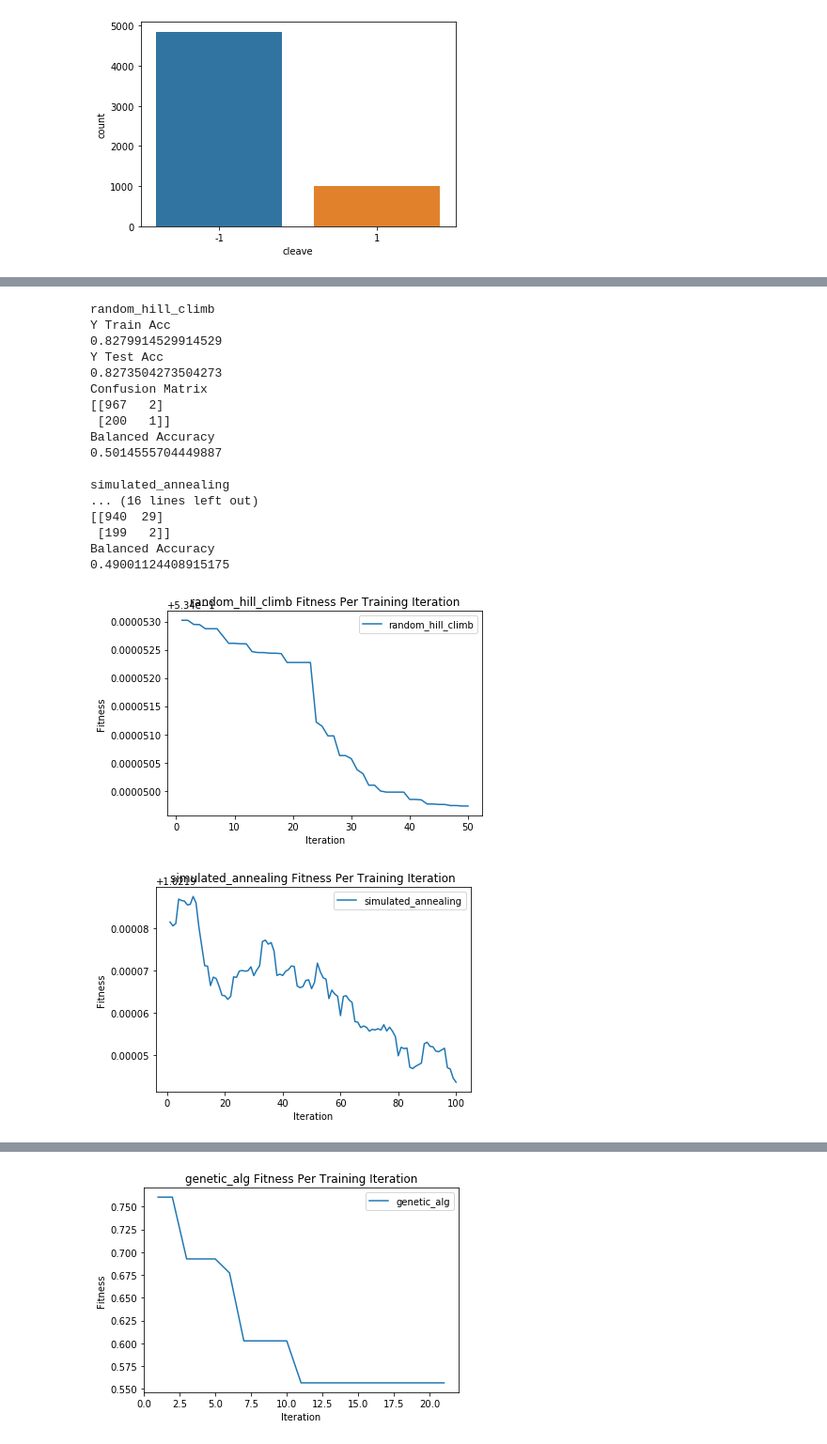
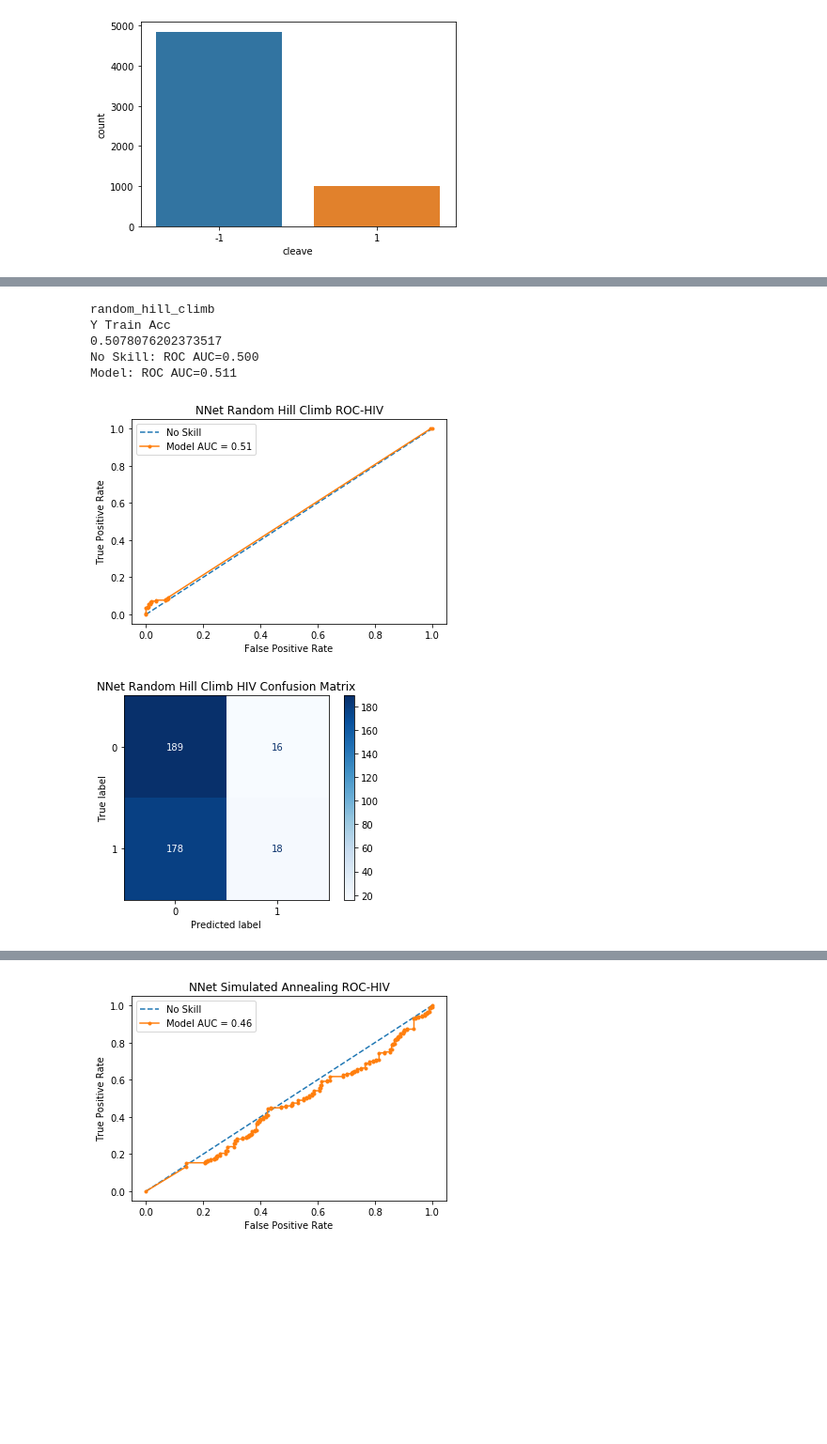
Before and after one commit to pparr/ml-randomized-optimization, a Jupyter notebook: notebooks/NNet-weights.ipynb, the cells around one changed output, grey strips where cells are left out. Shown: that part at 94% size. Saved outputs shown, nothing was run; the diff lists cells and outputs as text; code cells hidden in the pictures; blank space fills up the shorter version.

Commit message:
updating gridsearch and adding more stats for trained nnets

```diff
--- a/notebooks/NNet-weights.ipynb
+++ b/notebooks/NNet-weights.ipynb
@@ -60,5 +51,6 @@ x_test = scaling.transform(x_test)
 # %%
-# frozen parameters from optimized neural network:
+# HILLCLIMB HPARAM
+# frozen parameters from optimized backprop scikit neural network (not all available in mlrose):
 '''
 {'activation': 'relu','alpha': 0.001,'batch_size': 'auto','beta_1': 0.9,'beta_2': 0.999,'early_stopping': True,'epsilon': 1e-08,
  'hidden_layer_sizes': (5, 5, 5, 5),'learning_rate': 'constant', 'learning_rate_init': 0.001,'max_fun': 15000,'max_iter': 200,
@@ -79,7 +71,7 @@ parameters = {'max_iters': [100, 200, 300],
 acc_scorer = make_scorer(accuracy_score)
 
 # Run the grid search
-grid_obj = GridSearchCV(clf_rhc, parameters, scoring=acc_scorer, cv=5, n_jobs=4)
+grid_obj = GridSearchCV(clf_rhc, parameters, scoring=acc_scorer, cv=5, n_jobs=8)
 grid_obj = grid_obj.fit(x_train, y_train)
 
 # Set the clf to the best combination of parameters
@@ -94,5 +104,6 @@ NeuralNetwork(early_stopping=True, hidden_nodes=[5, 5, 5, 5],
 # %%
-# frozen parameters from optimized neural network:
+# SIMANNEAL HPARAM
+# frozen parameters from optimized backprop scikit neural network (not all available in mlrose):
 '''
 {'activation': 'relu','alpha': 0.001,'batch_size': 'auto','beta_1': 0.9,'beta_2': 0.999,'early_stopping': True,'epsilon': 1e-08,
  'hidden_layer_sizes': (5, 5, 5, 5),'learning_rate': 'constant', 'learning_rate_init': 0.001,'max_fun': 15000,'max_iter': 200,
@@ -113,7 +124,7 @@ parameters = {'max_iters': [100, 200, 300],
 acc_scorer = make_scorer(accuracy_score)
 
 # Run the grid search
-grid_obj = GridSearchCV(clf_sa, parameters, scoring=acc_scorer, cv=5, n_jobs=4)
+grid_obj = GridSearchCV(clf_sa, parameters, scoring=acc_scorer, cv=5, n_jobs=8)
 grid_obj = grid_obj.fit(x_train, y_train)
 
 # Set the clf to the best combination of parameters
@@ -129,4 +158,6 @@ NeuralNetwork(algorithm='simulated_annealing', early_stopping=True,
 # %%
+# GENETIC ALGO HPARAM
+# frozen parameters from optimized backprop scikit neural network (not all available in mlrose):
 '''
 {'activation': 'relu','alpha': 0.001,'batch_size': 'auto','beta_1': 0.9,'beta_2': 0.999,'early_stopping': True,'epsilon': 1e-08,
  'hidden_layer_sizes': (5, 5, 5, 5),'learning_rate': 'constant', 'learning_rate_init': 0.001,'max_fun': 15000,'max_iter': 200,
@@ -148,7 +179,7 @@ parameters = {'max_iters': [100, 200, 300],
 acc_scorer = make_scorer(accuracy_score)
 
 # Run the grid search
-grid_obj = GridSearchCV(clf_ga, parameters, scoring=acc_scorer, cv=5, n_jobs=4)
+grid_obj = GridSearchCV(clf_ga, parameters, scoring=acc_scorer, cv=5, n_jobs=8)
 grid_obj = grid_obj.fit(x_train, y_train)
 
 # Set the clf to the best combination of parameters
@@ -164,11 +214,14 @@ NeuralNetwork(algorithm='genetic_alg', early_stopping=True,
 # optimizations from GridSearchCV
 algos = {
     'random_hill_climb':
-    {'max_attempts': 20, 'max_iters': 50, 'mutation_prob': .1, 'pop_size': 200, 'restarts': 3},
+    {'max_attempts': 10, 'max_iters': 300, 'mutation_prob': 0.1, 'pop_size': 200, 'restarts': 2, 'learning_rate': 0.1,
+    'clip_max': 10000000000.0, 'schedule': mlrose.GeomDecay(init_temp=1.0, decay=0.99, min_temp=0.001)},
     'simulated_annealing':
-    {'max_attempts': 20, 'max_iters': 100, 'mutation_prob': .1, 'pop_size': 200, 'restarts': 0},
+    {'max_attempts': 20, 'max_iters': 200, 'mutation_prob': 0.1, 'pop_size': 200, 'restarts': 0, 'learning_rate': 0.001,
+    'clip_max': 10000000000.0, 'schedule': mlrose.GeomDecay(init_temp=1.0, decay=0.99, min_temp=0.001)},
     'genetic_alg':
-    {'max_attempts': 10, 'max_iters': 300, 'mutation_prob': .3, 'pop_size': 50, 'restarts': 0}}
+    {'max_attempts': 40, 'max_iters': 300, 'mutation_prob': .1, 'pop_size': 200, 'restarts': 0,  'learning_rate': 0.1,
+    'clip_max': 10000000000.0, 'schedule': mlrose.GeomDecay(init_temp=1.0, decay=0.99, min_temp=0.001)}}
 
 results = {'random_hill_climb':
            {'time': None, 'weights': None, 'loss': None, 'pred_probs': None, 'fitness_curve': None},
@@ -180,11 +233,11 @@ results = {'random_hill_climb':
 for key, value in algos.items():
     start = timeit.default_timer()
     nn = mlrose.NeuralNetwork(
-        hidden_nodes = [5, 5, 5, 5], activation = 'relu', curve=True,algorithm=key,
-        max_iters=value['max_iters'], restarts=value['restarts'],bias=True,
-        is_classifier=True, learning_rate=0.00001,pop_size=value['pop_size'],
-        early_stopping=True, clip_max=5, max_attempts=value['max_attempts'],
-        mutation_prob=value['mutation_prob'], random_state=0)
+        hidden_nodes = [5, 5, 5, 5], activation = 'relu', curve=True, algorithm=key,
+        max_iters=value['max_iters'], restarts=value['restarts'], bias=True,
+        is_classifier=True, learning_rate=value['learning_rate'], pop_size=value['pop_size'],
+        early_stopping=True, clip_max=value['clip_max'], max_attempts=value['max_attempts'],
+        mutation_prob=value['mutation_prob'], schedule=value['schedule'], random_state=0)
     nn.fit(x_train, y_train)
     end = timeit.default_timer() - start
     results[key]['time'] = end
@@ -193,50 +246,49 @@ for key, value in algos.items():
     results[key]['loss'] = nn.loss
     results[key]['pred_probs'] = nn.predicted_probs
     results[key]['fitness_curve'] = nn.fitness_curve
 
     # Predict labels for train set and assess accuracy
     y_train_pred = nn.predict(x_train)
-
     y_train_accuracy = accuracy_score(y_train, y_train_pred)
     print(key)
     print("Y Train Acc")
     print(y_train_accuracy)
 
 
     # Predict labels for test set and assess accuracy
     y_test_pred = nn.predict(x_test)
 
+    # ROC
+    plot_roc(nn, x_test, y_test, y_test_pred, 'NNet ' + key.replace('_', ' ').title() + ' ROC-HIV')
+
+    # https://scikit-learn.org/stable/auto_examples/model_selection/plot_confusion_matrix.html
+    cm = plot_confusion_matrix(nn, x_test, y_test,
+                                 display_labels=['0', '1'],
+                                 cmap=plt.cm.Blues,
+                                 normalize=None)
+    cm.ax_.set_title('NNet ' + key.replace('_', ' ').title() + ' HIV Confusion Matrix')
+    plt.savefig('../images/cm_NNet_' + key + '_HIV.png')
+    plt.show()
+
     y_test_accuracy = accuracy_score(y_test, y_test_pred)
     print("Y Test Acc")
     print(y_test_accuracy)
 
     # for unbalanced data
     print('Confusion Matrix')
-    print(confusion_matrix(y_test.argmax(axis=1), y_test_pred.argmax(axis=1)))
+    print(confusion_matrix(y_test, y_test_pred))
     print('Balanced Accuracy')
-    print(balanced_accuracy_score(y_test.argmax(axis=1), y_test_pred.argmax(axis=1)))
+    print(balanced_accuracy_score(y_test, y_test_pred))
 
     print()
 
 results = pd.DataFrame(results)
 plot_results(results)
 # %% [output]
 random_hill_climb
 Y Train Acc
-0.8279914529914529
-Y Test Acc
-0.8273504273504273
-Confusion Matrix
-[[967   2]
- [200   1]]
-Balanced Accuracy
-0.5014555704449887
-
-simulated_annealing
-... (16 lines left out)
-[[940  29]
- [199   2]]
-Balanced Accuracy
-0.49001124408915175
+0.5078076202373517
+No Skill: ROC AUC=0.500
+Model: ROC AUC=0.511
-[figure, old version]
+[figure, new version]
-[figure, old version]
+[figure, new version]
@@ -243 +308 @@ Balanced Accuracy
-[figure, old version]
+[figure, new version]
```
Also changed, not shown: parts of 9 cells of this notebook, 10 other files.
